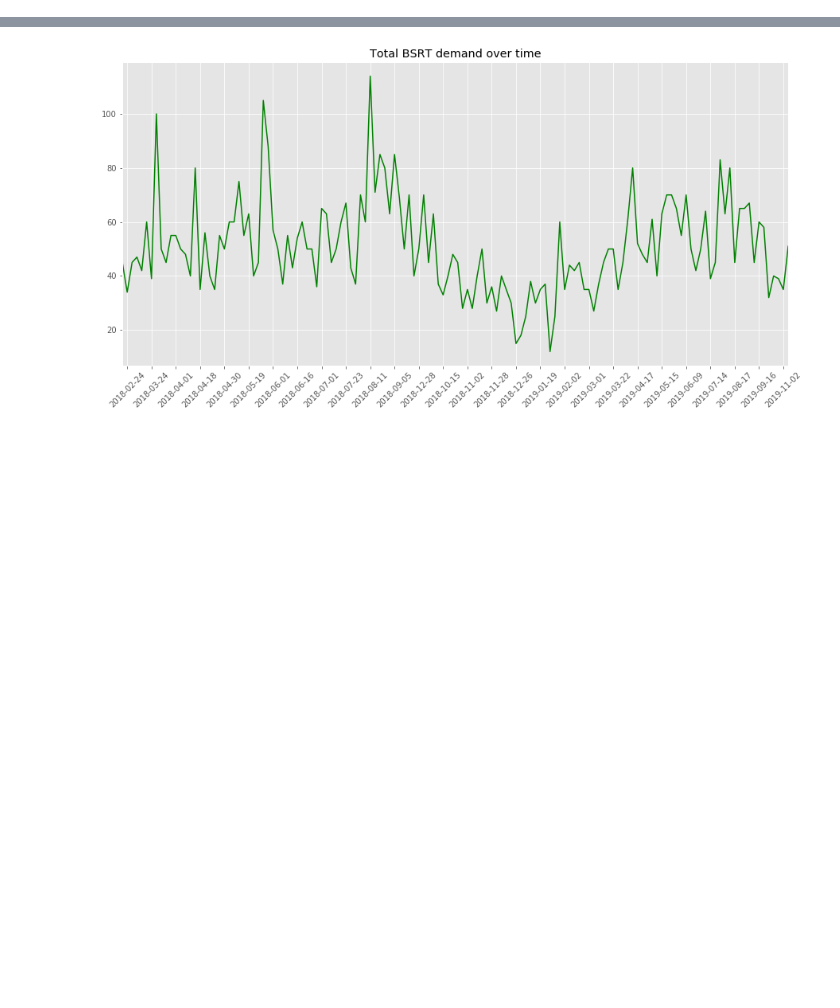
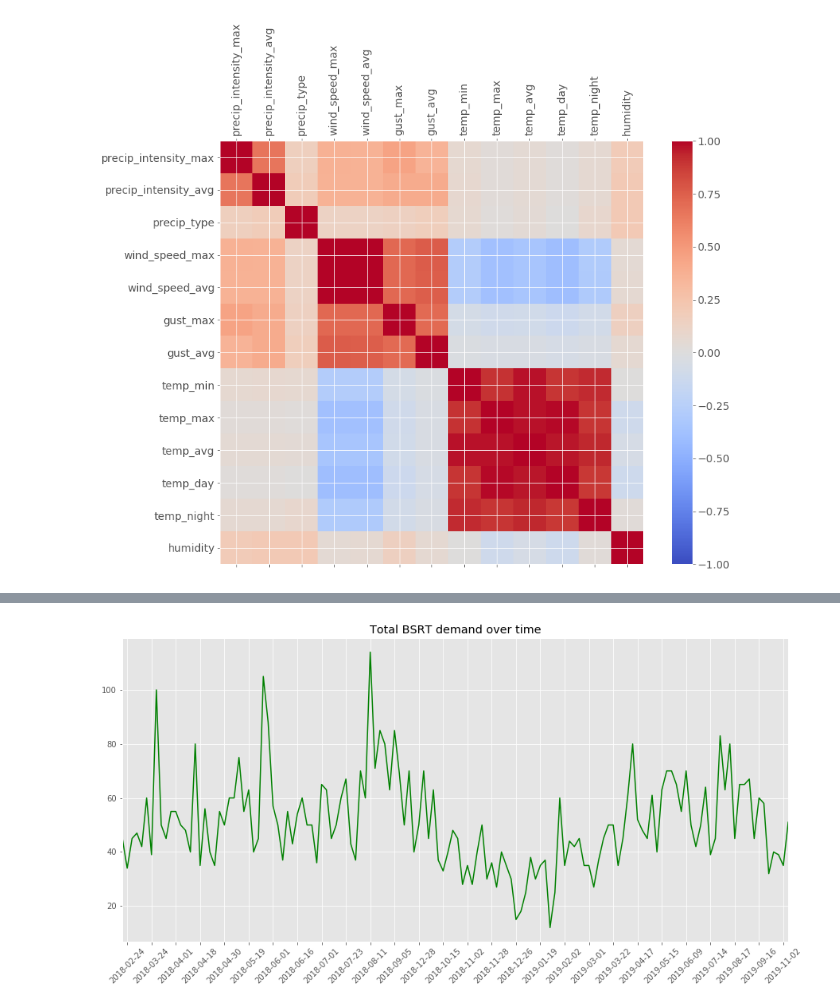
Before and after one commit to souper-streetwise/predictive-model, a Jupyter notebook: src/data_analysis.ipynb, the cells around one changed output, grey strips where cells are left out. Drawn from its saved outputs; the diff is of its cells as text; code cells hidden in the pictures; blank space fills up the shorter version.

```diff
--- a/src/data_analysis.ipynb
+++ b/src/data_analysis.ipynb
@@ -11,0 +27,10 @@ plt.style.use('ggplot')
+# %%
+feat_df = weather_df.copy()[[col for col in list(weather_df.columns) if col not in ['date']]]
+f = plt.figure(figsize = (13, 10))
+plt.matshow(feat_df.corr(), fignum = f.number, cmap = 'coolwarm', vmin = -1, vmax = 1)
+plt.xticks(range(feat_df.shape[1]), feat_df.columns, fontsize=14, rotation=90)
+plt.yticks(range(feat_df.shape[1]), feat_df.columns, fontsize=14)
+cb = plt.colorbar()
+cb.ax.tick_params(labelsize=14)
+# %% [output]
+[figure, added]
```
Also changed, not shown: parts of 43 cells of this notebook.
